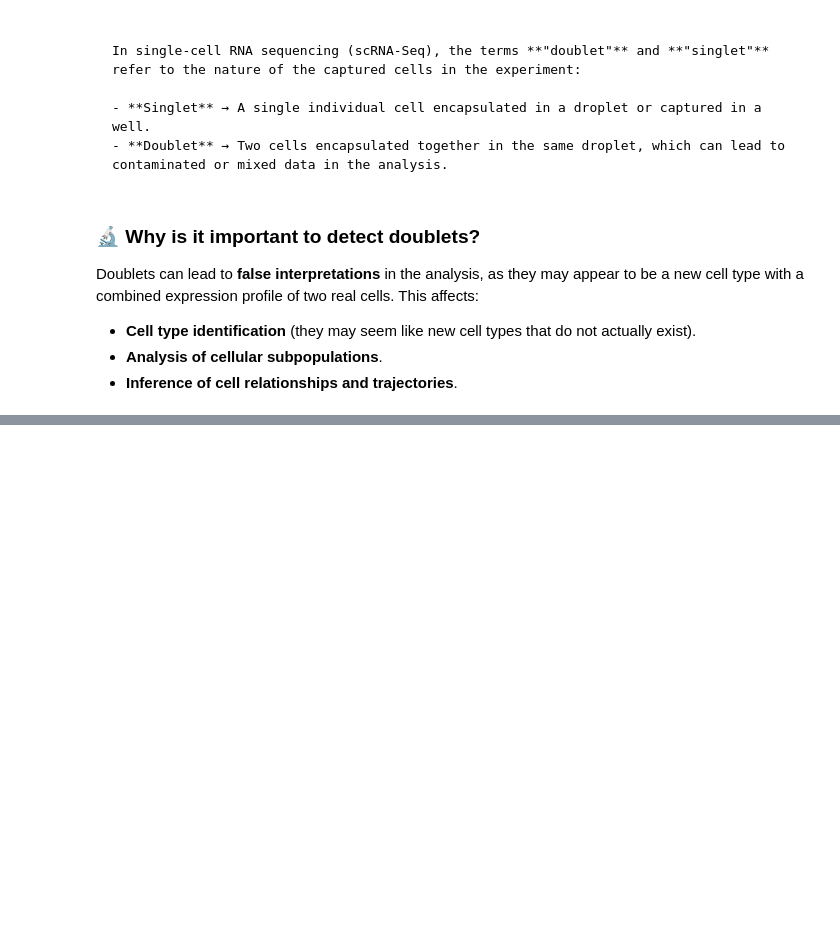
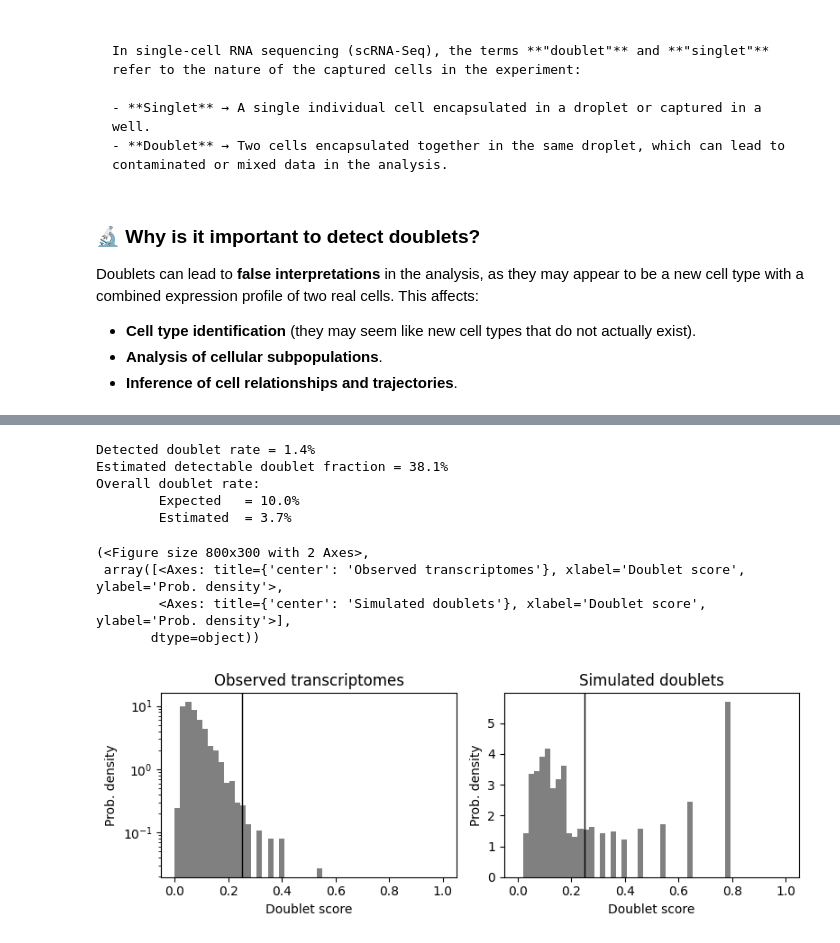
Before and after one commit to henrysaenz/eda_rna, a Jupyter notebook: _sources/raw_data.ipynb, the cells around one changed output, grey strips where cells are left out. Cells and saved outputs as stored; diff of their text form; code cells hidden in the pictures; blank space fills up the shorter version.

```diff
--- a/_sources/raw_data.ipynb
+++ b/_sources/raw_data.ipynb
@@ -554,0 +649,14 @@ Note: you may need to restart the kernel to use updated packages.
+# %%
+scrub.call_doublets(threshold=0.25)  # Adjust the threshold down
+scrub.plot_histogram()  # Plot the histogram of doublet scores
+# %% [output]
+Detected doublet rate = 1.4%
+Estimated detectable doublet fraction = 38.1%
+Overall doublet rate:
+        Expected   = 10.0%
+        Estimated  = 3.7%
+(<Figure size 800x300 with 2 Axes>,
+ array([<Axes: title={'center': 'Observed transcriptomes'}, xlabel='Doublet score', ylabel='Prob. density'>,
+        <Axes: title={'center': 'Simulated doublets'}, xlabel='Doublet score', ylabel='Prob. density'>],
+       dtype=object))
+[figure, added]
```
Also changed, not shown: parts of 15 cells of this notebook, 4 other files.
